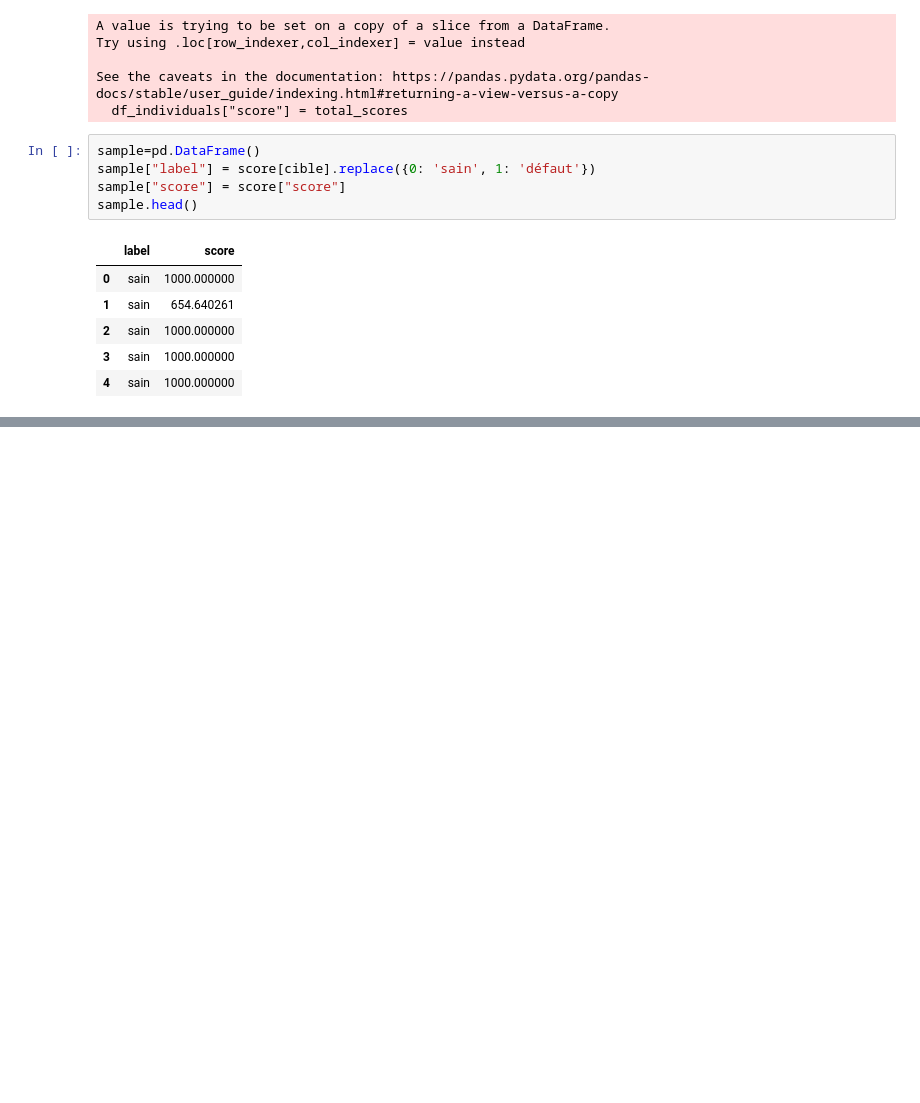
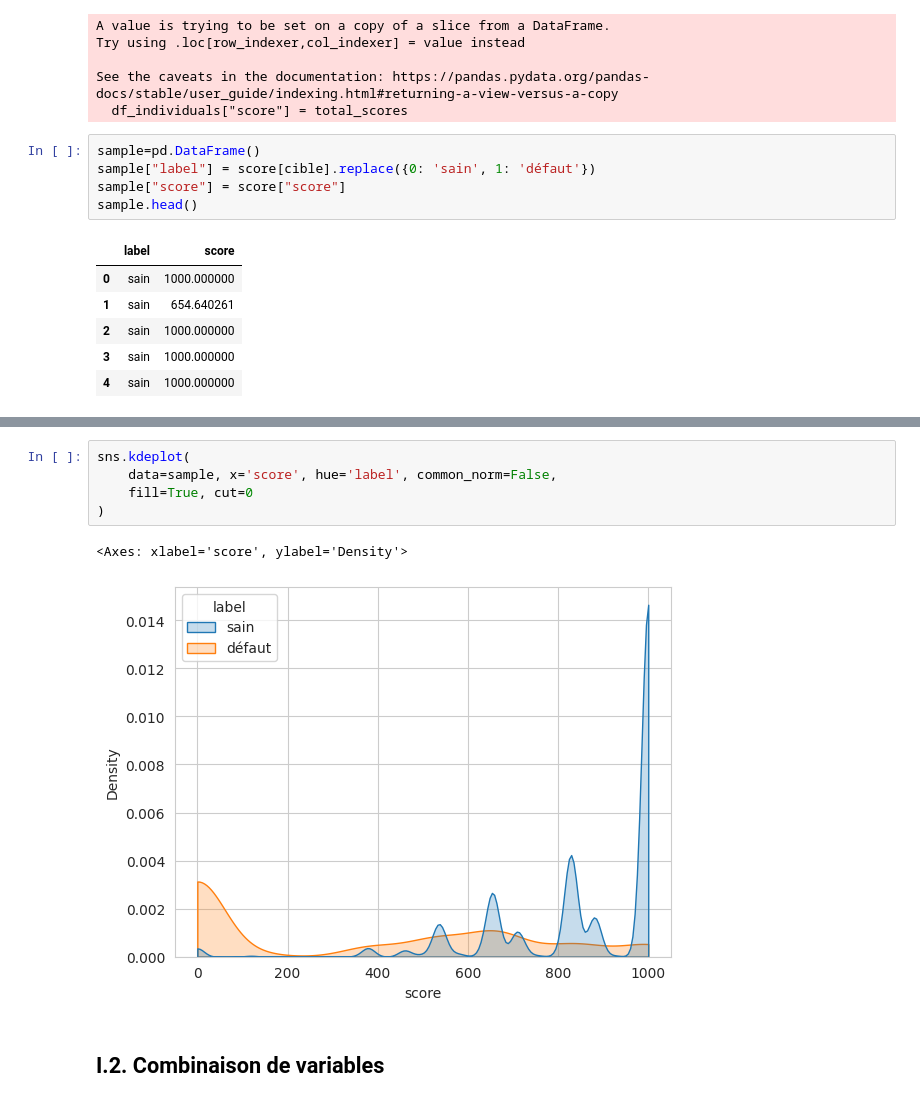
Before and after one commit to cheryl-kdio/Scoring_3A, a Jupyter notebook: Cheryl/modelling.ipynb, the cells around one changed output, grey strips where cells are left out. Drawn from its saved outputs; the diff is of its cells as text; blank space fills up the shorter version.

```diff
--- a/Cheryl/modelling.ipynb
+++ b/Cheryl/modelling.ipynb
@@ -537,0 +509,10 @@ plt.show()
+# %%
+sns.kdeplot(
+    data=sample, x='score', hue='label', common_norm=False,
+    fill=True, cut=0
+)
+# %% [output]
+<Axes: xlabel='score', ylabel='Density'>
+[figure, added]
+# %% [markdown]
+## I.2. Combinaison de variables
```
Also changed, not shown: parts of 11 cells of this notebook, 4 other files.
